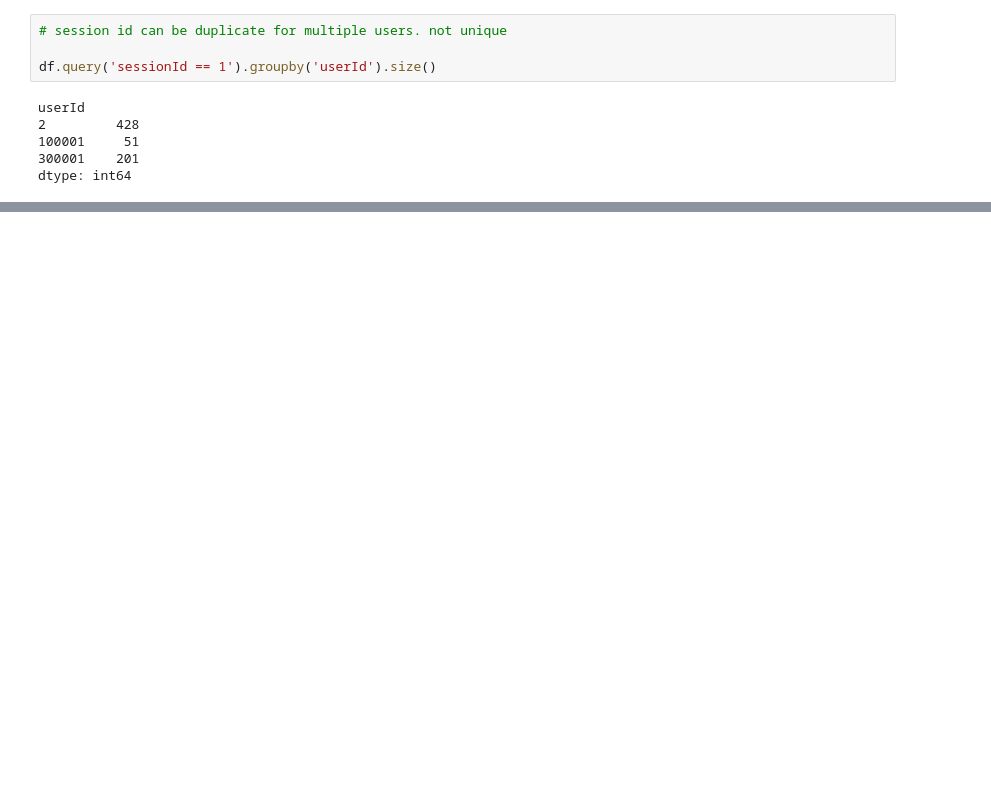
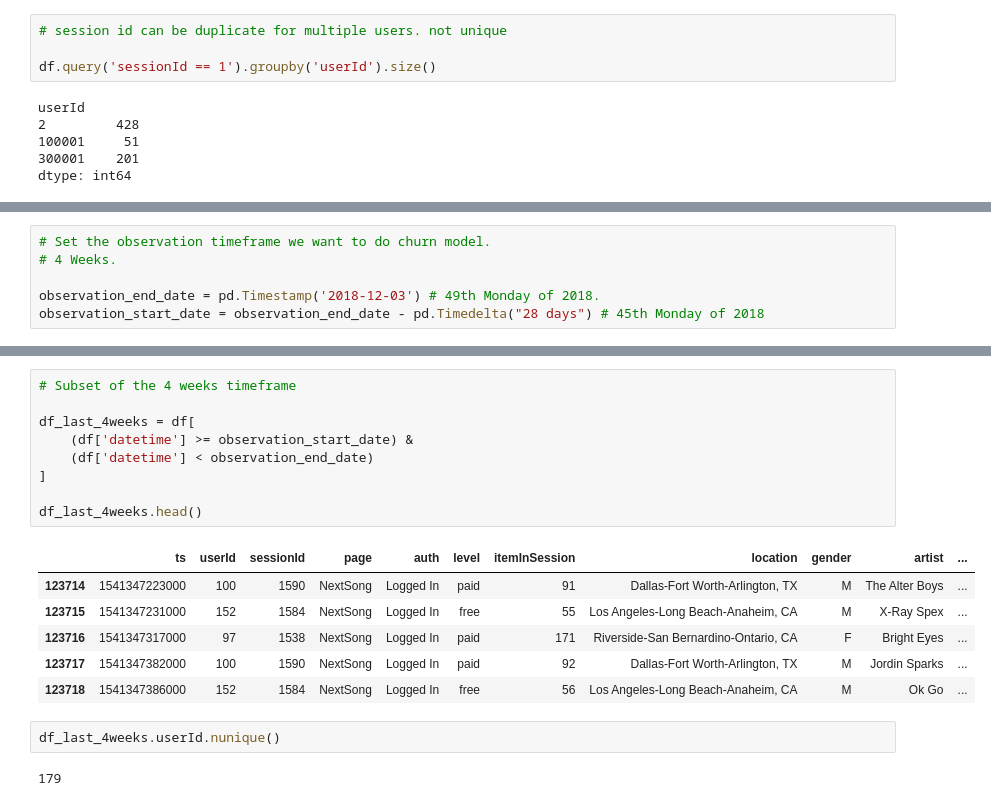
Before and after one commit to gilzero/project_churn_spark, a Jupyter notebook: sparkify.ipynb, the cells around one changed output, grey strips where cells are left out. Cells and saved outputs as stored; diff of their text form; blank space fills up the shorter version.

```diff
--- a/sparkify.ipynb
+++ b/sparkify.ipynb
@@ -403,0 +226,6 @@ df
+# %%
+# Set the observation timeframe we want to do churn model.
+# 4 Weeks.
+
+observation_end_date = pd.Timestamp('2018-12-03') # 49th Monday of 2018.
+observation_start_date = observation_end_date - pd.Timedelta("28 days") # 45th Monday of 2018
@@ -403,0 +508,20 @@ df
+# %%
+# Subset of the 4 weeks timeframe
+
+df_last_4weeks = df[
+    (df['datetime'] >= observation_start_date) &
+    (df['datetime'] < observation_end_date)
+]
+
+df_last_4weeks.head()
+# %% [output]
+|  | ts | userId | sessionId | page | auth | level | itemInSession | location | gender | artist | ... |
+| 123714 | 1541347223000 | 100 | 1590 | NextSong | Logged In | paid | 91 | Dallas-Fort Worth-Arlington, TX | M | The Alter Boys | ... |
+| 123715 | 1541347231000 | 152 | 1584 | NextSong | Logged In | free | 55 | Los Angeles-Long Beach-Anaheim, CA | M | X-Ray Spex | ... |
+| 123716 | 1541347317000 | 97 | 1538 | NextSong | Logged In | paid | 171 | Riverside-San Bernardino-Ontario, CA | F | Bright Eyes | ... |
+| 123717 | 1541347382000 | 100 | 1590 | NextSong | Logged In | paid | 92 | Dallas-Fort Worth-Arlington, TX | M | Jordin Sparks | ... |
+| 123718 | 1541347386000 | 152 | 1584 | NextSong | Logged In | free | 56 | Los Angeles-Long Beach-Anaheim, CA | M | Ok Go | ... |
+# %%
+df_last_4weeks.userId.nunique()
+# %% [output]
+179
```
Also changed, not shown: parts of 66 cells of this notebook, 1 other file.
